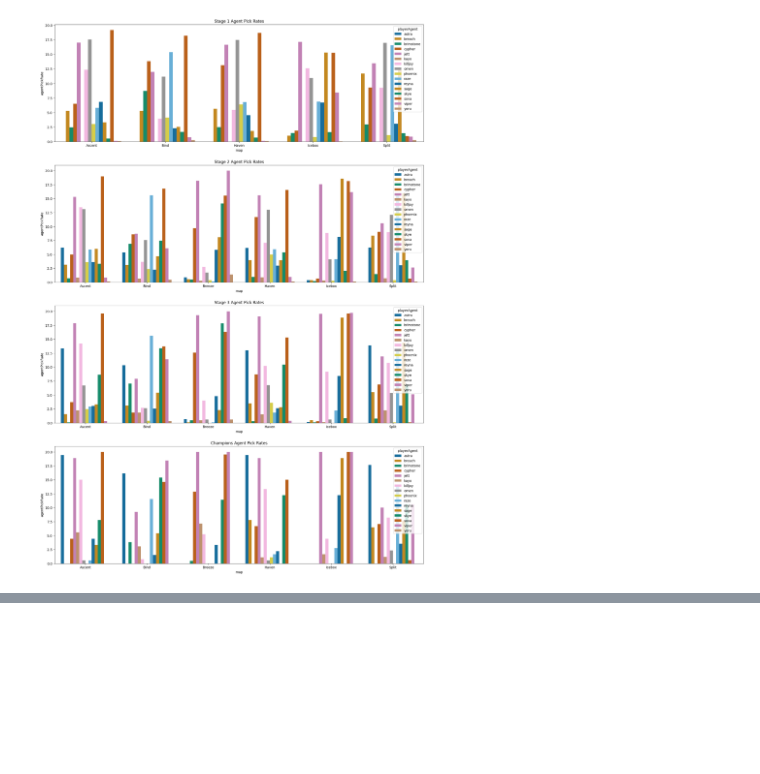
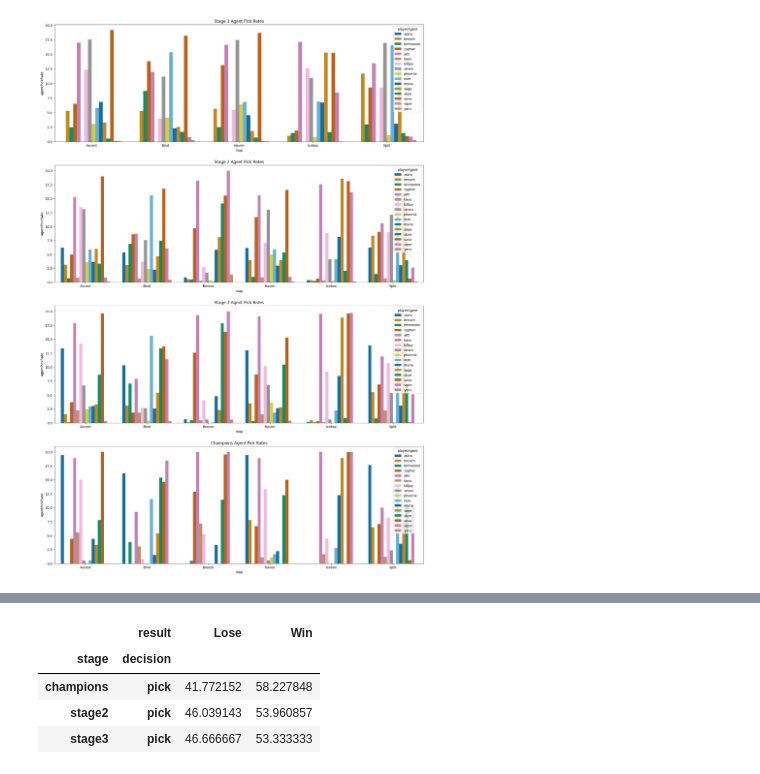
Before and after one commit to timothyliutl/ValorantData, a Jupyter notebook: thirdAttempt.ipynb, the cells around one changed output, grey strips where cells are left out. Cells and saved outputs as stored; diff of their text form; code cells hidden in the pictures; blank space fills up the shorter version.

```diff
--- a/thirdAttempt.ipynb
+++ b/thirdAttempt.ipynb
@@ -136,0 +162,8 @@ Text(0.5, 1.0, 'Champions Agent Pick Rates')
+# %%
+mappickwinrate.groupby(['stage', 'decision'])['result'].value_counts(normalize=True).mul(100).unstack(fill_value=0).drop('unsorted')
+# %% [output]
+|  | result | Lose | Win |
+| stage | decision |  |  |
+| champions | pick | 41.772152 | 58.227848 |
+| stage2 | pick | 46.039143 | 53.960857 |
+| stage3 | pick | 46.666667 | 53.333333 |
```
Also changed, not shown: parts of 7 cells of this notebook, 2 other files.
